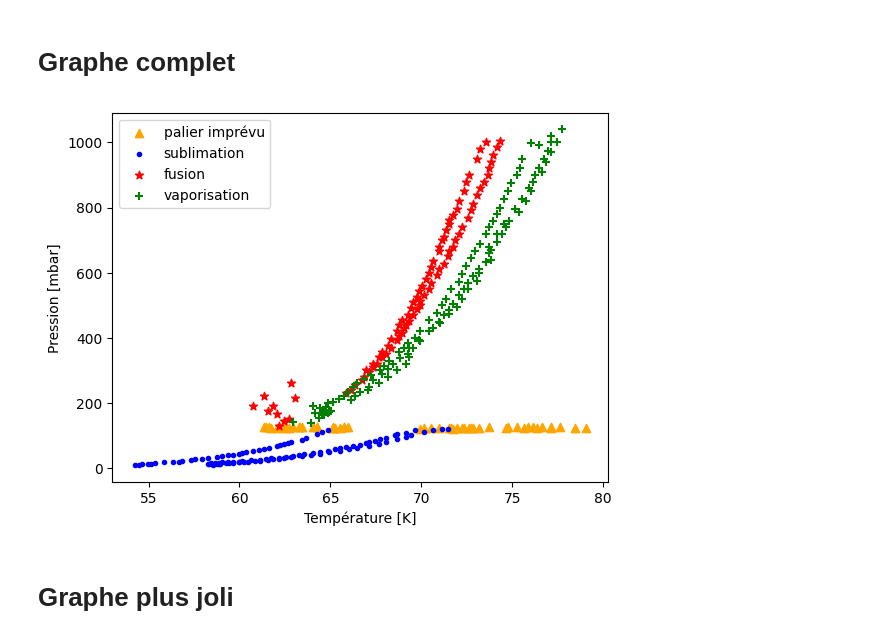
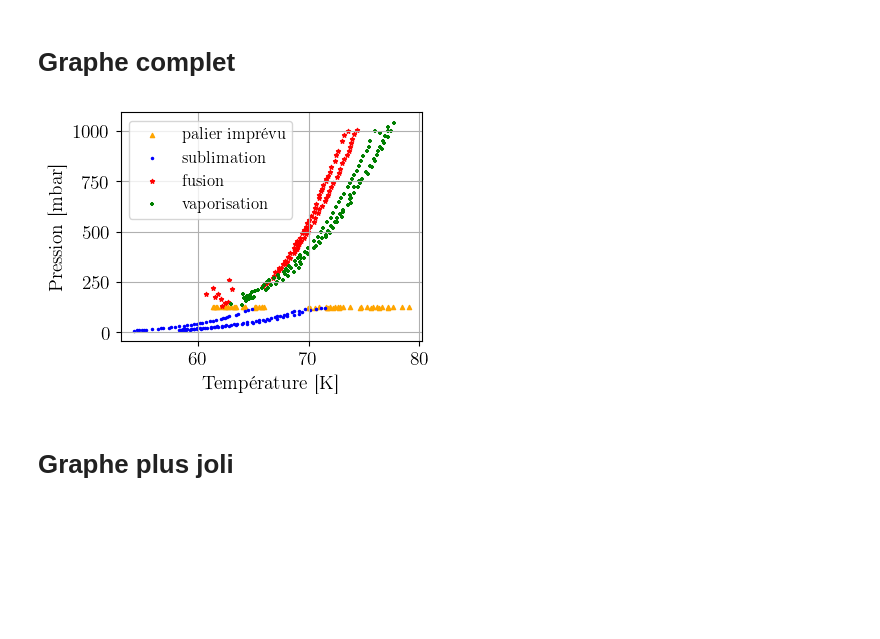
Before and after one commit to TomVdt/TPII-rapports, a Jupyter notebook: 02-K14-point-triple-azote/analyse/exp2.ipynb, the cells around one changed output. Drawn from its saved outputs; the diff is of its cells as text; code cells hidden in the pictures; blank space fills up the shorter version.

```diff
--- a/02-K14-point-triple-azote/analyse/exp2.ipynb
+++ b/02-K14-point-triple-azote/analyse/exp2.ipynb
@@ -5,6 +5,11 @@ import matplotlib.pyplot as plt
 import tuftelike
 from uncertainties import unumpy as unp
 from uncertainties import ufloat, umath
+# %%
+from options import *
+import matplotlib as mpl
+
+mpl.rcParams.update(rcParams)
 # %%
 data_1 = np.loadtxt("../data/point_triple_1.csv", dtype = float, delimiter=",", skiprows=1)
 
@@ -89,18 +94,19 @@ plt.scatter(vapo[:,0], vapo[:,1])
 # %%
 plt.scatter(palier[:,0], palier[:,1], marker="^", color="orange", label="palier imprévu")
 plt.scatter(sublim[:,0], sublim[:,1], marker=".", color="blue", label="sublimation")
 plt.scatter(fusion[:,0], fusion[:,1], marker="*", color="red", label="fusion")
 plt.scatter(vapo[:,0], vapo[:,1], marker="+", color="green", label="vaporisation")
 
 plt.legend()
 
 plt.xlabel("Température [K]")
 plt.ylabel("Pression [mbar]")
+plt.grid()
 
-
+plt.tight_layout(pad=0.5)
 plt.savefig("../figures/etats_azote_all_data.pdf")
 # %% [output]
-[figure, old version]
+[figure, new version]
 # %% [markdown]
 # Graphe plus joli
 # %%
```
Also changed, not shown: parts of 6 cells of this notebook, 11 other files.
